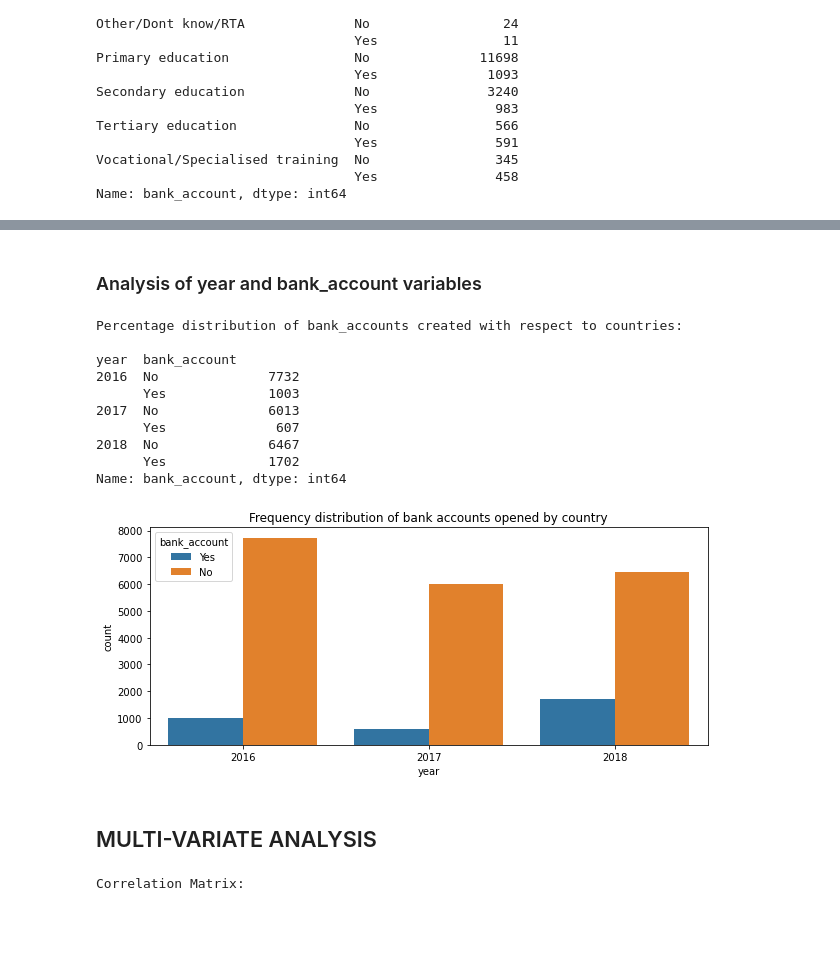
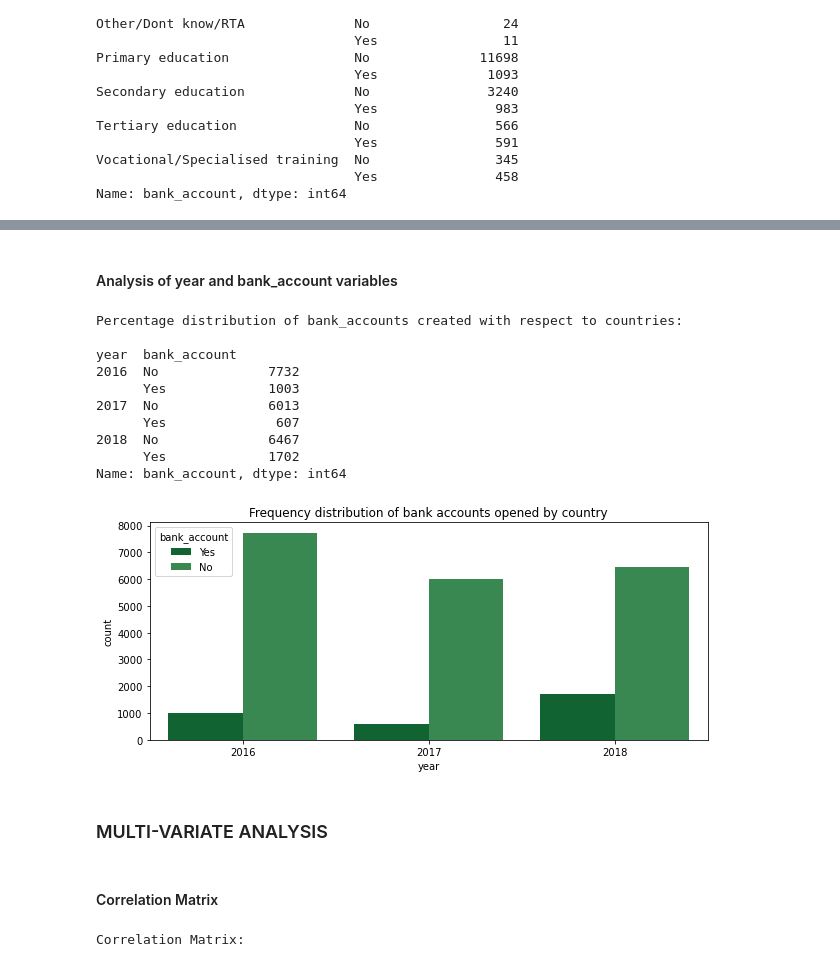
Before and after one commit to aifenaike/Financial_Inclusion_Prediction_API, a Jupyter notebook: exploratory_data_analysis.ipynb, the cells around one changed output, grey strips where cells are left out. Saved outputs shown, nothing was run; the diff lists cells and outputs as text; code cells hidden in the pictures; blank space fills up the shorter version.

```diff
--- a/exploratory_data_analysis.ipynb
+++ b/exploratory_data_analysis.ipynb
@@ -230,2 +271,2 @@ dtype: float64
 # %% [markdown]
-### Analysis of year and bank_account variables
+#### Analysis of year and bank_account variables
@@ -232,24 +276,25 @@ dtype: float64
 # %%
-print("Percentage distribution of bank_accounts created with respect to countries:\n")
-print(train.groupby(['year','bank_account'])['bank_account'].count())
 f, ax = plt.subplots(figsize=(10, 4))
-ax = sns.countplot(x="year", hue="bank_account", data=train)
+pal=sns.color_palette("Greens_r")
+ax = sns.countplot(x="year", hue="bank_account", data=train,palette=pal)
 plt.title("Frequency distribution of bank accounts opened by country")
 plt.show()
 # %% [output]
 Percentage distribution of bank_accounts created with respect to countries:
 
 year  bank_account
 2016  No              7732
       Yes             1003
 2017  No              6013
       Yes              607
 2018  No              6467
       Yes             1702
 Name: bank_account, dtype: int64
-[figure, old version]
+[figure, new version]
 # %% [markdown]
-## MULTI-VARIATE ANALYSIS
+### MULTI-VARIATE ANALYSIS
+# %% [markdown]
+#### Correlation Matrix
 # %%
 #correlation heatmap plot
 print("Correlation Matrix:\n")
```
Also changed, not shown: parts of 20 cells of this notebook.
